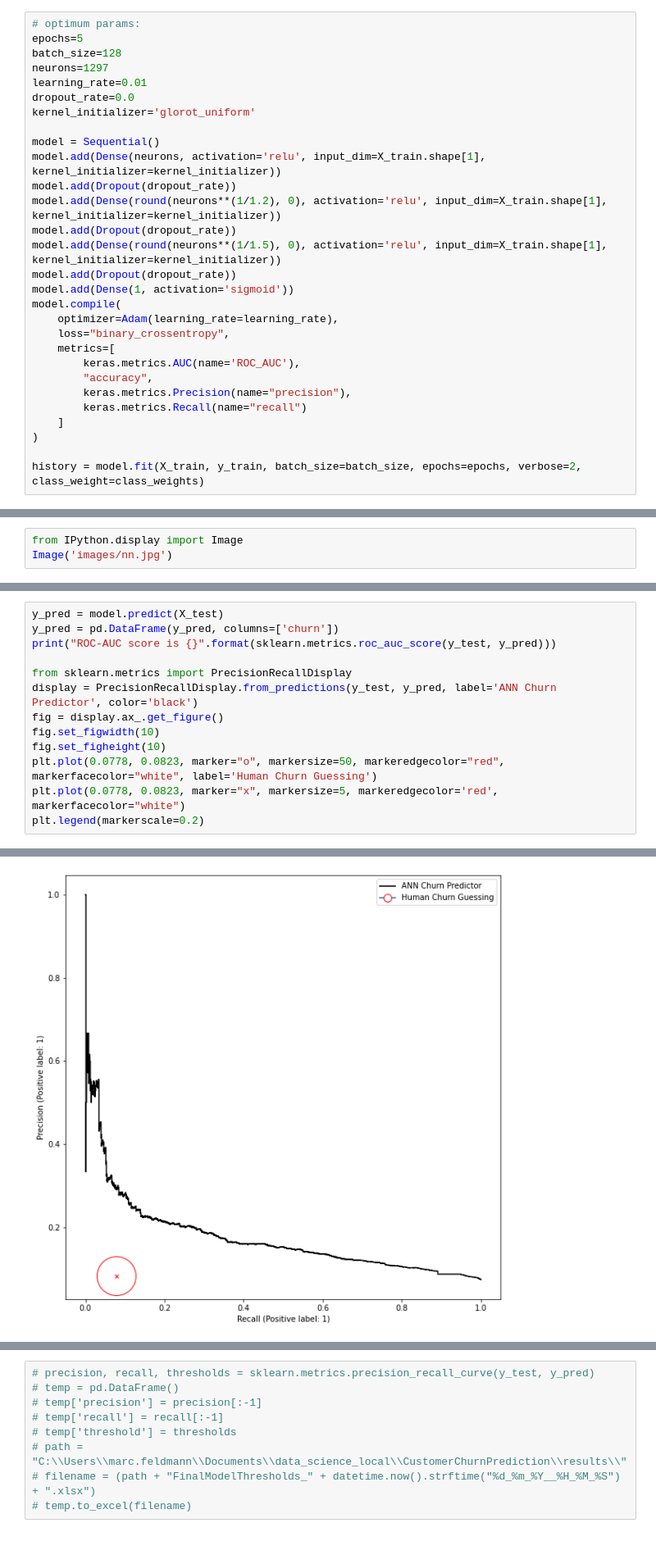
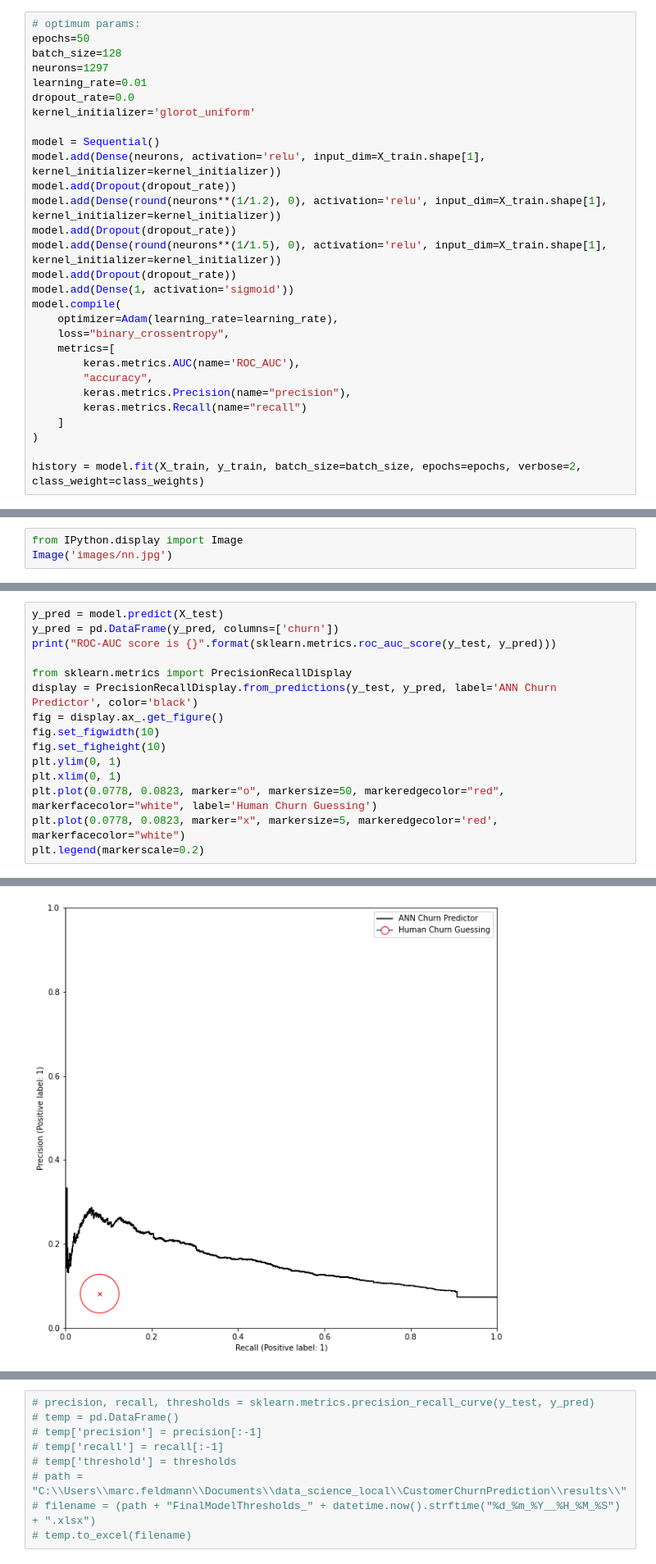
Before and after one commit to marc-feldmann/CustomerChurnPrediction, a Jupyter notebook: report.ipynb, the cells around one changed output, grey strips where cells are left out. Shown at 82% size. Saved outputs shown, nothing was run; the diff lists cells and outputs as text.

```diff
--- a/report.ipynb
+++ b/report.ipynb
@@ -800,7 +800,7 @@ come back to earlier point:
 Wenow train the final model, using the identified optimal parameters (i.e., those that optimize F1 on the validation data). We do this time on the entire training data instead of subsets such as in CV to leverage all available data for learning.
 # %%
 # optimum params:
-epochs=5
+epochs=50
 batch_size=128
 neurons=1297
 learning_rate=0.01
@@ -875,6 +869,8 @@ display = PrecisionRecallDisplay.from_predictions(y_test, y_pred, label='ANN Chu
 fig = display.ax_.get_figure()
 fig.set_figwidth(10)
 fig.set_figheight(10)
+plt.ylim(0, 1)
+plt.xlim(0, 1)
 plt.plot(0.0778, 0.0823, marker="o", markersize=50, markeredgecolor="red", markerfacecolor="white", label='Human Churn Guessing')
 plt.plot(0.0778, 0.0823, marker="x", markersize=5, markeredgecolor='red', markerfacecolor="white")
 plt.legend(markerscale=0.2)
@@ -884,2 +880,2 @@ ROC-AUC score is 0.7024464200960884
 <matplotlib.legend.Legend at 0x...>
-[figure, old version]
+[figure, new version]
```
Also changed, not shown: parts of 9 cells of this notebook.
